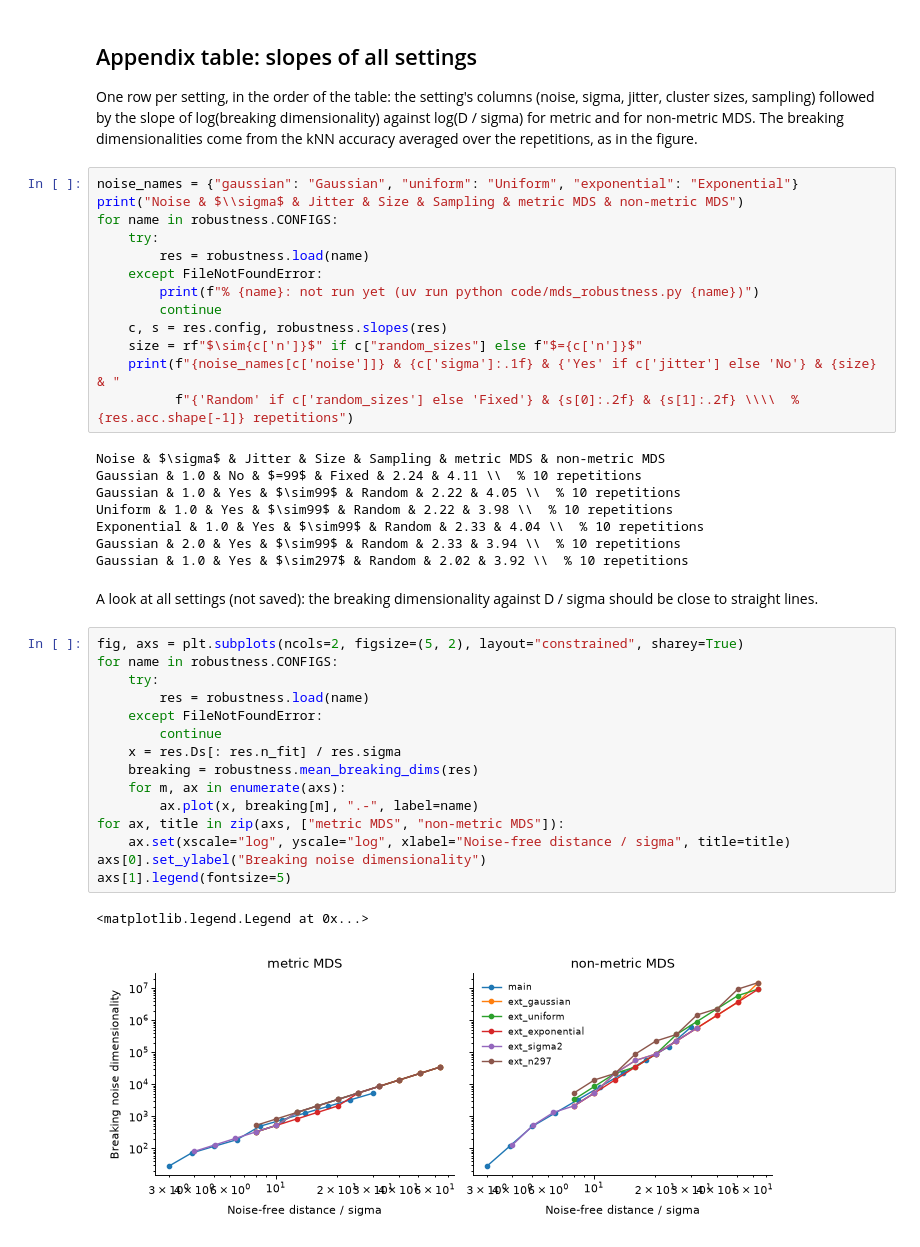
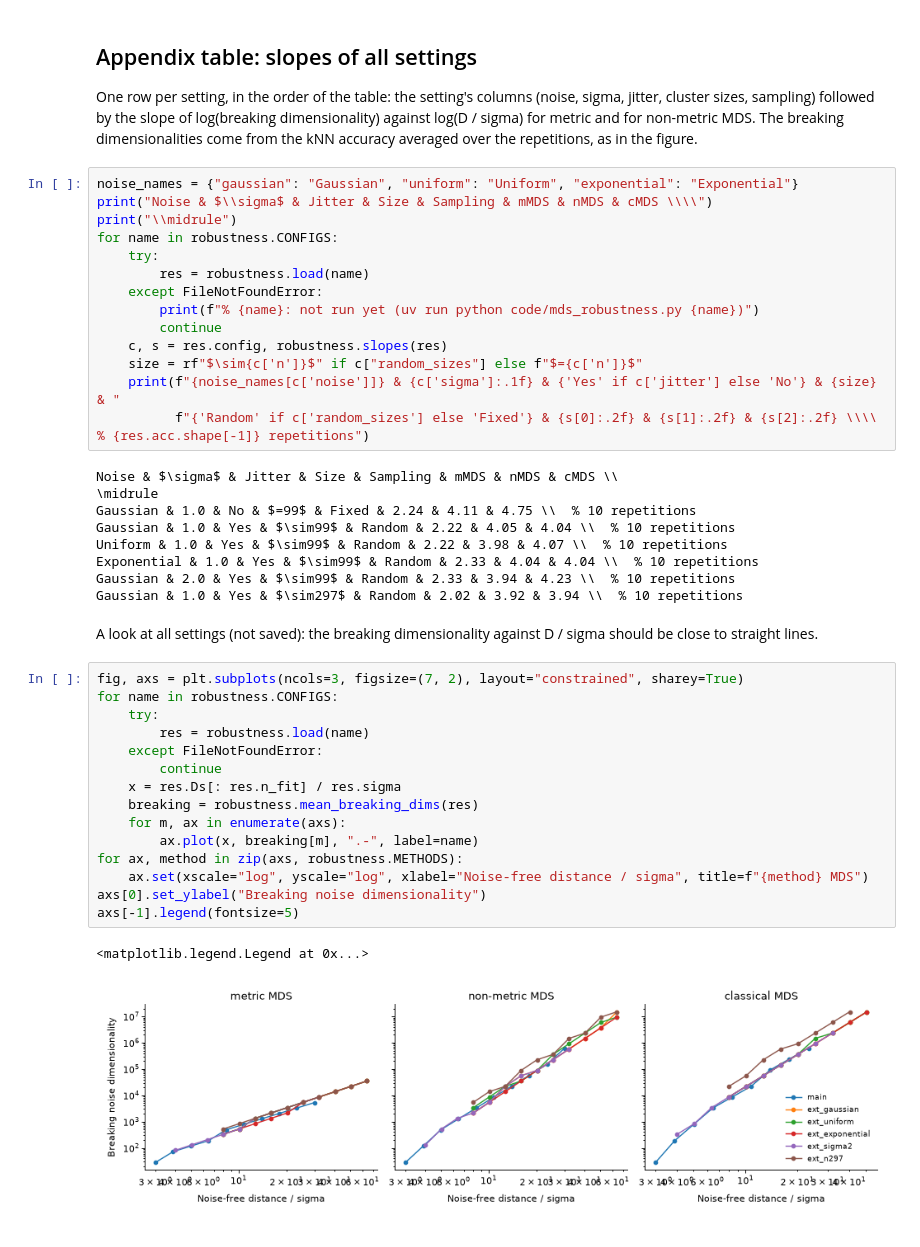
Before and after one commit to kobaklab/nmds, a Jupyter notebook: code/notebooks/figures_robustness.ipynb, the cells around one changed output. Saved outputs shown, nothing was run; the diff lists cells and outputs as text.

Commit message:
Add classical MDS to robustness analysis

```diff
--- a/code/notebooks/figures_robustness.ipynb
+++ b/code/notebooks/figures_robustness.ipynb
@@ -85,7 +93,8 @@ followed by the slope of log(breaking dimensionality) against log(D / sigma) for
 breaking dimensionalities come from the kNN accuracy averaged over the repetitions, as in the figure.
 # %%
 noise_names = {"gaussian": "Gaussian", "uniform": "Uniform", "exponential": "Exponential"}
-print("Noise & $\\sigma$ & Jitter & Size & Sampling & metric MDS & non-metric MDS")
+print("Noise & $\\sigma$ & Jitter & Size & Sampling & mMDS & nMDS & cMDS \\\\")
+print("\\midrule")
 for name in robustness.CONFIGS:
     try:
         res = robustness.load(name)
@@ -95,32 +104,33 @@ for name in robustness.CONFIGS:
     c, s = res.config, robustness.slopes(res)
     size = rf"$\sim{c['n']}$" if c["random_sizes"] else f"$={c['n']}$"
     print(f"{noise_names[c['noise']]} & {c['sigma']:.1f} & {'Yes' if c['jitter'] else 'No'} & {size} & "
-          f"{'Random' if c['random_sizes'] else 'Fixed'} & {s[0]:.2f} & {s[1]:.2f} \\\\  % {res.acc.shape[-1]} repetitions")
+          f"{'Random' if c['random_sizes'] else 'Fixed'} & {s[0]:.2f} & {s[1]:.2f} & {s[2]:.2f} \\\\  % {res.acc.shape[-1]} repetitions")
 # %% [output]
-Noise & $\sigma$ & Jitter & Size & Sampling & metric MDS & non-metric MDS
-Gaussian & 1.0 & No & $=99$ & Fixed & 2.24 & 4.11 \\  % 10 repetitions
-Gaussian & 1.0 & Yes & $\sim99$ & Random & 2.22 & 4.05 \\  % 10 repetitions
-Uniform & 1.0 & Yes & $\sim99$ & Random & 2.22 & 3.98 \\  % 10 repetitions
-Exponential & 1.0 & Yes & $\sim99$ & Random & 2.33 & 4.04 \\  % 10 repetitions
-Gaussian & 2.0 & Yes & $\sim99$ & Random & 2.33 & 3.94 \\  % 10 repetitions
-Gaussian & 1.0 & Yes & $\sim297$ & Random & 2.02 & 3.92 \\  % 10 repetitions
+Noise & $\sigma$ & Jitter & Size & Sampling & mMDS & nMDS & cMDS \\
+\midrule
+Gaussian & 1.0 & No & $=99$ & Fixed & 2.24 & 4.11 & 4.75 \\  % 10 repetitions
+Gaussian & 1.0 & Yes & $\sim99$ & Random & 2.22 & 4.05 & 4.04 \\  % 10 repetitions
+Uniform & 1.0 & Yes & $\sim99$ & Random & 2.22 & 3.98 & 4.07 \\  % 10 repetitions
+Exponential & 1.0 & Yes & $\sim99$ & Random & 2.33 & 4.04 & 4.04 \\  % 10 repetitions
+Gaussian & 2.0 & Yes & $\sim99$ & Random & 2.33 & 3.94 & 4.23 \\  % 10 repetitions
+Gaussian & 1.0 & Yes & $\sim297$ & Random & 2.02 & 3.92 & 3.94 \\  % 10 repetitions
 # %% [markdown]
 A look at all settings (not saved): the breaking dimensionality against D / sigma should be close to straight lines.
 # %%
-fig, axs = plt.subplots(ncols=2, figsize=(5, 2), layout="constrained", sharey=True)
+fig, axs = plt.subplots(ncols=3, figsize=(7, 2), layout="constrained", sharey=True)
 for name in robustness.CONFIGS:
     try:
         res = robustness.load(name)
     except FileNotFoundError:
         continue
     x = res.Ds[: res.n_fit] / res.sigma
     breaking = robustness.mean_breaking_dims(res)
     for m, ax in enumerate(axs):
         ax.plot(x, breaking[m], ".-", label=name)
-for ax, title in zip(axs, ["metric MDS", "non-metric MDS"]):
-    ax.set(xscale="log", yscale="log", xlabel="Noise-free distance / sigma", title=title)
+for ax, method in zip(axs, robustness.METHODS):
+    ax.set(xscale="log", yscale="log", xlabel="Noise-free distance / sigma", title=f"{method} MDS")
 axs[0].set_ylabel("Breaking noise dimensionality")
-axs[1].legend(fontsize=5)
+axs[-1].legend(fontsize=5)
 # %% [output]
 <matplotlib.legend.Legend at 0x...>
-[figure, old version]
+[figure, new version]
```
Also changed, not shown: parts of 2 cells of this notebook, 5 other files.
